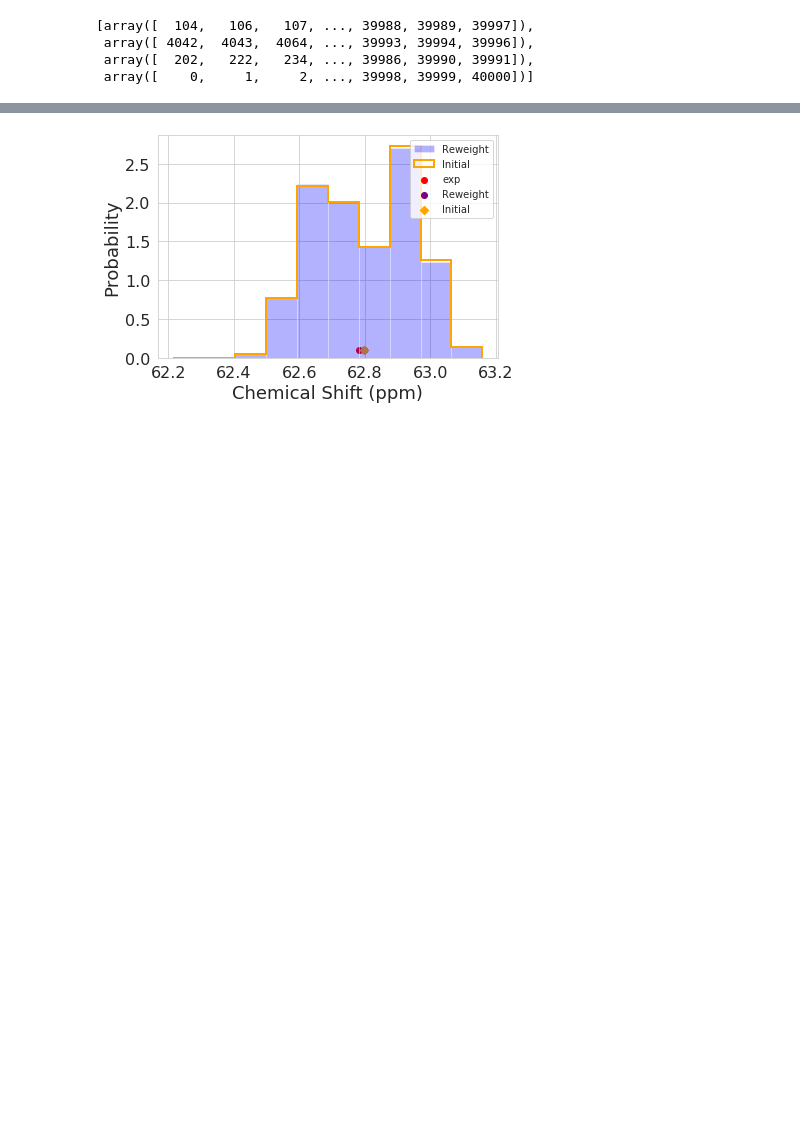
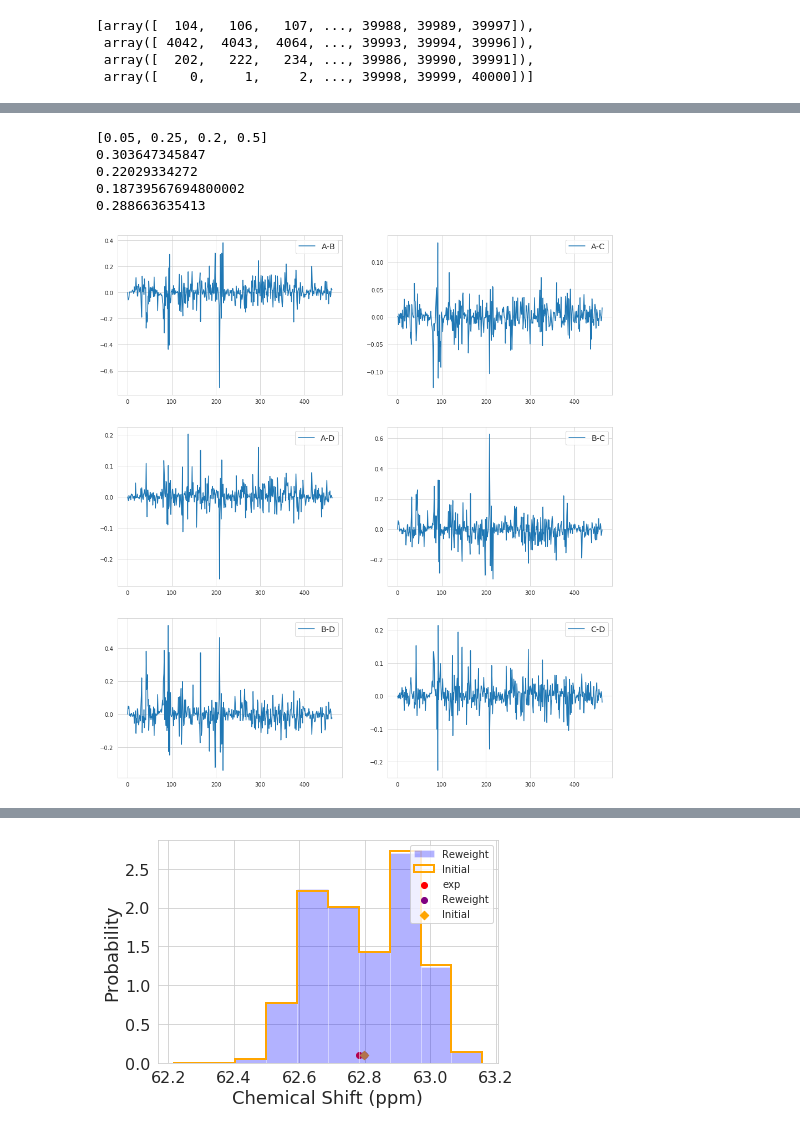
Before and after one commit to jiaqizhu-git/Jiaqi_script, a Jupyter notebook: reweight.nb.all.ipynb, the cells around one changed output, grey strips where cells are left out. Drawn from its saved outputs; the diff is of its cells as text; code cells hidden in the pictures; blank space fills up the shorter version.

```diff
--- a/reweight.nb.all.ipynb
+++ b/reweight.nb.all.ipynb
@@ -172,0 +254,5 @@ frames_cl
+# %%
+# print(cs_df_all)
+cs_df_CA = cs_df_all[cs_df_all[1] == 'CA'].iloc[:,2:]
+cs_df_HN = cs_df_all[cs_df_all[1] == 'HN'].iloc[:,2:]
+print(cs_df_CA)
@@ -173 +277,58 @@ frames_cl
+# %%
+from tkinter import font
+
+
+outdir = '/home/daisy/Documents/Research/Rovient/cluster_reweight_out_0.01/'
+datadir = '/home/daisy/Documents/Research/Rovient/cluster_reweight_data/'
+sigma_m = 0.01
+def get_ave_cs(df, weights):
+    global frames_cl
+    global p_initial
+    df_rw = df*weights
+    p_reweight = []
+    for i in [0,1,2,3]:
+        p = np.sum(weights[frames_cl[i]])
+        p_reweight.append(p)
+        print(p)
+    df_0 = df_rw.iloc[:,frames_cl[0]]
+    df_1 = df_rw.iloc[:,frames_cl[1]]
+    df_2 = df_rw.iloc[:,frames_cl[2]]
+    df_3 = df_rw.iloc[:,frames_cl[3]]
+    df_0_ave = df_0.sum(axis = 1)/p_reweight[0]
+    df_1_ave = df_1.sum(axis = 1)/p_reweight[1]
+    df_2_ave = df_2.sum(axis = 1)/p_reweight[2]
+    df_3_ave = df_3.sum(axis = 1)/p_reweight[3]
+    return df_0_ave, df_1_ave, df_2_ave, df_3_ave
+
+for weight in all_weights[325:326]:
+    name = str(int(weight[0]*100)) +'_'+ str(int(weight[1]*100)) +'_'+ str(int(weight[2]*100)) +'_'+ str(int(weight[3]*100))
+    print(weight)
+    weights = np.loadtxt(outdir + str(name) + "-"+str(sigma_m)+".dat",dtype = np.float64)
+    weights = np.append(weights, 0)
+    # df_rw = cs_df_CA*weights
+    # df_0 = df_rw.iloc[:,frames_cl[0]]
+    # df_ave_0 = df_0.sum(axis = 1)
+    # print(df_ave_0)
+    CA_0, CA_1, CA_2, CA_3 = get_ave_cs(cs_df_CA, weights)
+    fig, ax = plt.subplots(3,2, figsize = (16, 18))
+    ax[0, 0].plot(range(len(CA_0)), CA_0-CA_1, label = 'A-B')
+    ax[0, 1].plot(range(len(CA_0)), CA_0-CA_2, label = 'A-C')
+    ax[1, 0].plot(range(len(CA_0)), CA_0-CA_3, label = 'A-D')
+    ax[1, 1].plot(range(len(CA_0)), CA_1-CA_2, label = 'B-C')
+    ax[2, 0].plot(range(len(CA_0)), CA_1-CA_3, label = 'B-D')
+    ax[2, 1].plot(range(len(CA_0)), CA_2-CA_3, label = 'C-D')
+    ax[0, 0].legend(fontsize = 'x-large')
+    ax[0, 1].legend(fontsize = 'x-large')
+    ax[1, 0].legend(fontsize = 'x-large')
+    ax[1, 1].legend(fontsize = 'x-large')
+    ax[2, 0].legend(fontsize = 'x-large')
+    ax[2, 1].legend(fontsize = 'x-large')
+    # HN_0, HN_1, HN_2, HN_3 = get_ave_cs(cs_df_HN, weights)
+# %% [output]
+[0.05, 0.25, 0.2, 0.5]
+0.303647345847
+0.22029334272
+0.18739567694800002
+0.288663635413
+[figure, added]
 # %%
```
Also changed, not shown: parts of 30 cells of this notebook, 1 other file.
